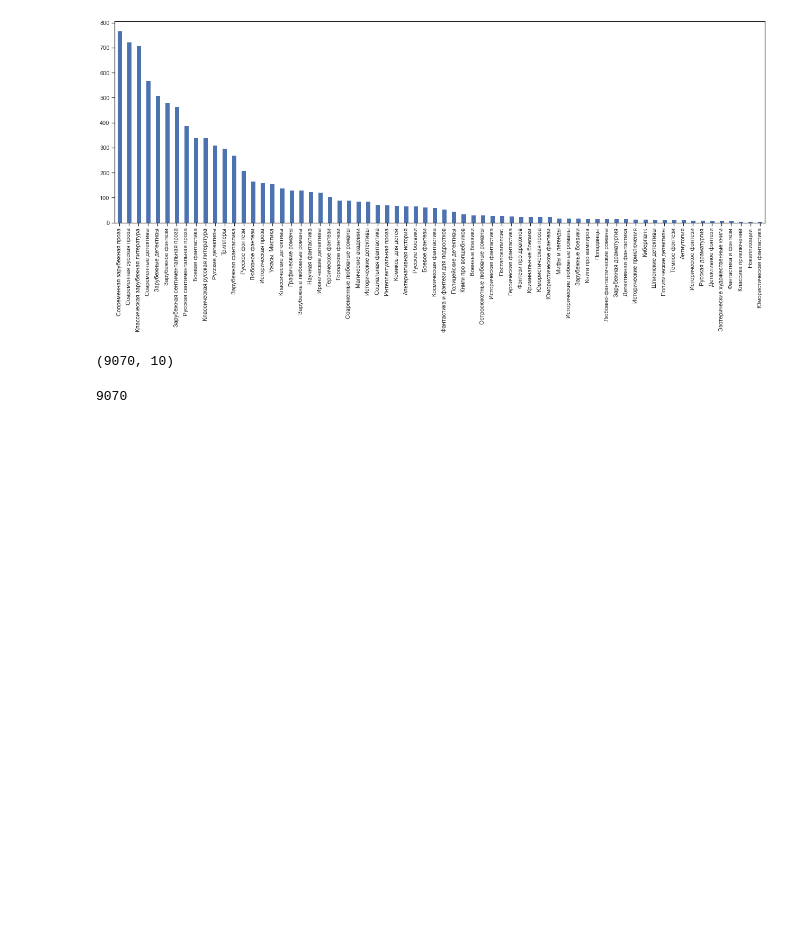
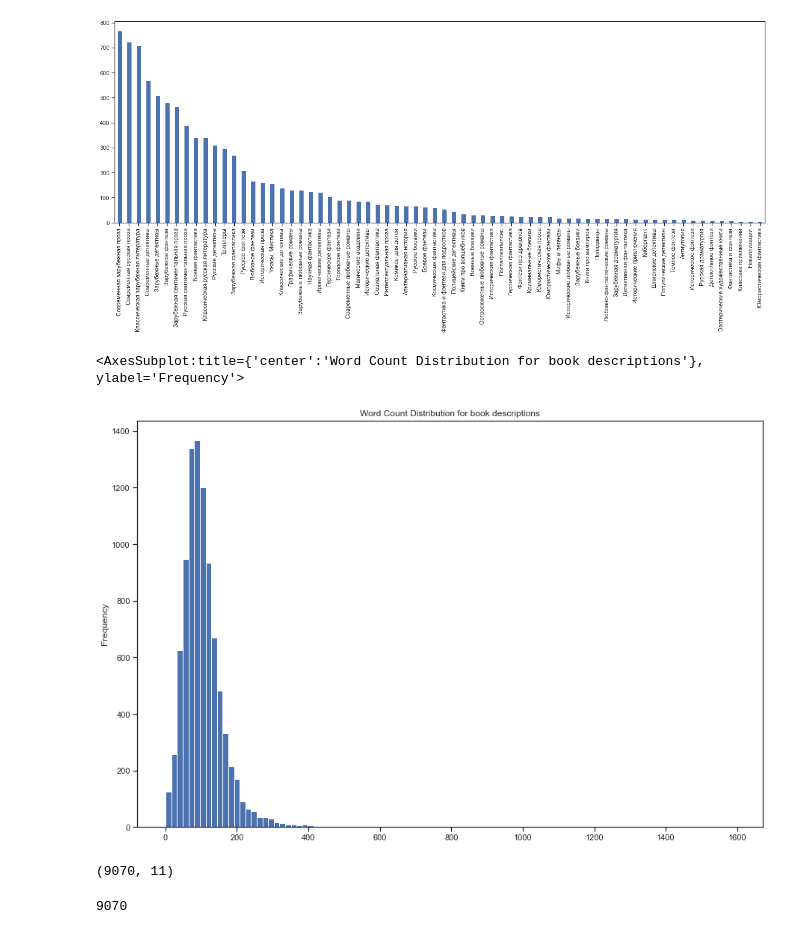
Before and after one commit to ksenia57/Thesis, a Jupyter notebook: Data analysis.ipynb, the cells around one changed output. Drawn from its saved outputs; the diff is of its cells as text; code cells hidden in the pictures; blank space fills up the shorter version.

```diff
--- a/Data analysis.ipynb
+++ b/Data analysis.ipynb
@@ -188,10 +192,20 @@ data['section'].value_counts().plot(x ='count', y = 'section', kind = 'bar', fig
 # %% [output]
 <AxesSubplot:>
 [figure]
+# %%
+# анализ размера описаний
+data['word_count'] = data['description'].apply(lambda x: len(str(x).split()))# Plotting the word count
+data['word_count'].plot(
+    kind='hist',
+    bins = 100,
+    figsize = (15,10),title='Word Count Distribution for book descriptions')
+# %% [output]
+<AxesSubplot:title={'center':'Word Count Distribution for book descriptions'}, ylabel='Frequency'>
+[figure, added]
 # %%
 data.shape
 # %% [output]
-(9070, 10)
+(9070, 11)
 # %%
 data.shape[0]
 # %% [output]
```
Also changed, not shown: parts of 45 cells of this notebook, 1 other file.
